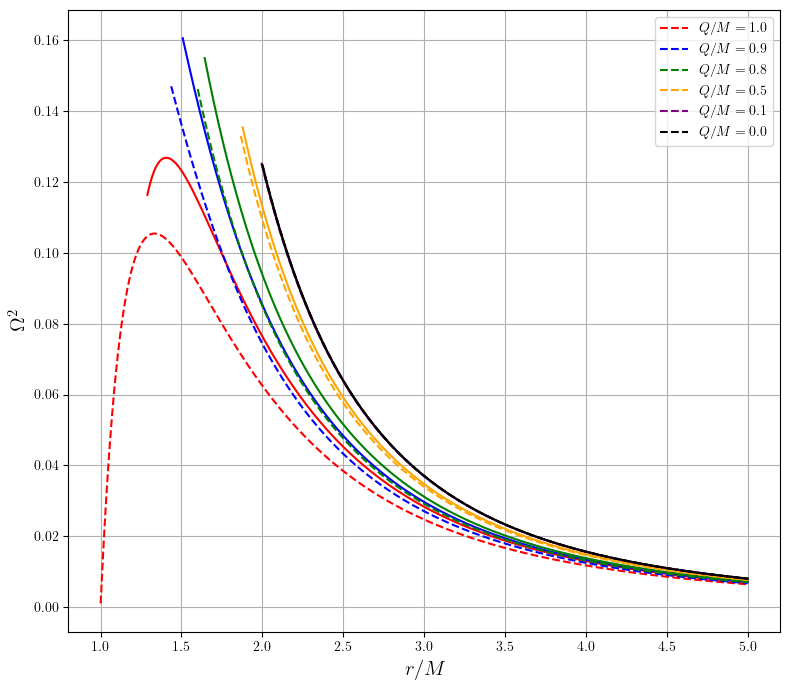
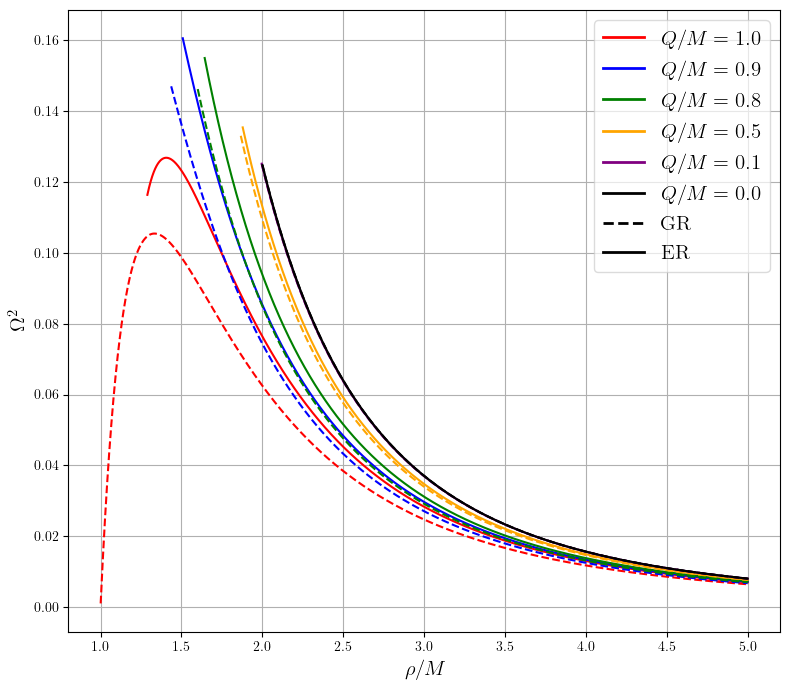
Unified diff of the notebook cell whose output changed from the first chart to the second:
--- before
+++ after
@@ -13,10 +13,13 @@
     Y_ER = kep_ER(r_ER * np.sqrt(kappa), M_val, Q_val)
 
+    # We apply kep_ER to r*sqrt(kappa) to consider the areal radius which is equal to r in GR and r*(1 - rm/r)^(1/13) in ER
+
     plt.plot(r_GR, Y_GR, label=label, color=color, linestyle='--')
     plt.plot(r_ER, Y_ER, color=color, linestyle='-')
 
 plt.grid()
-plt.legend()
-plt.xlabel(r'$r/M$', fontsize=15)
+plt.legend(handles=color_handles + style_handles,
+          loc="upper right", fontsize=15, framealpha=0.7)
+plt.xlabel(r'$\rho/M$', fontsize=15)
 plt.ylabel(r'$\Omega^2$', fontsize=15)
 

Commit: Update